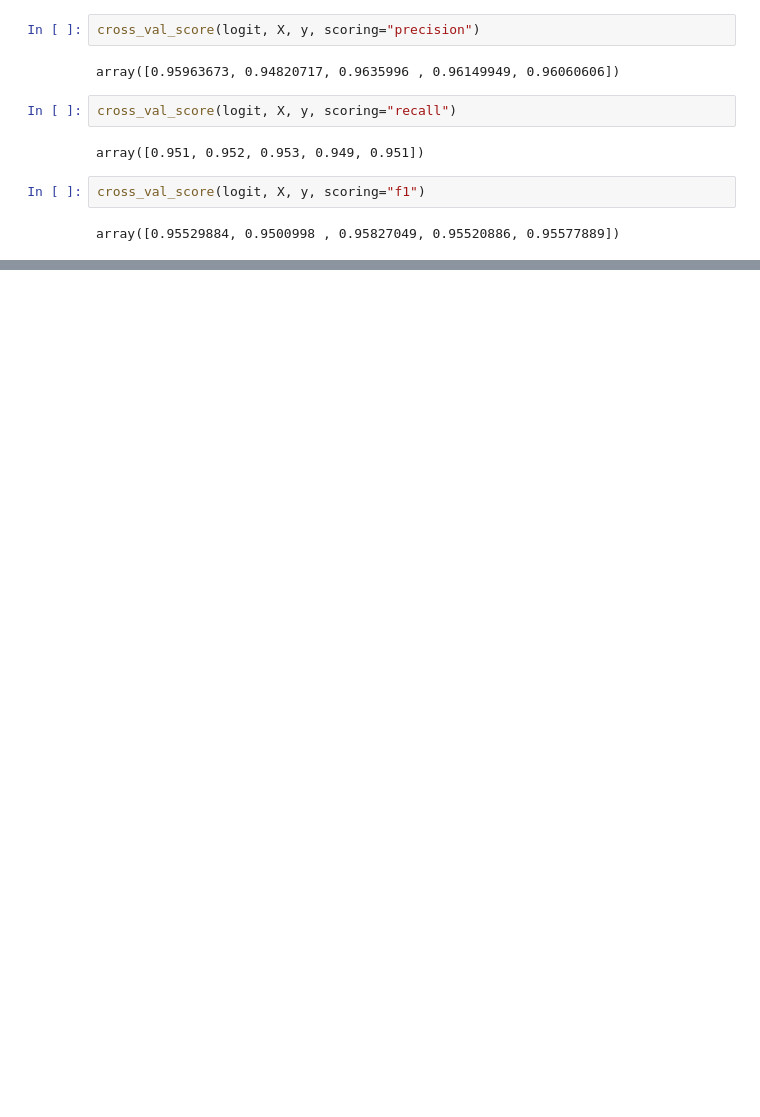
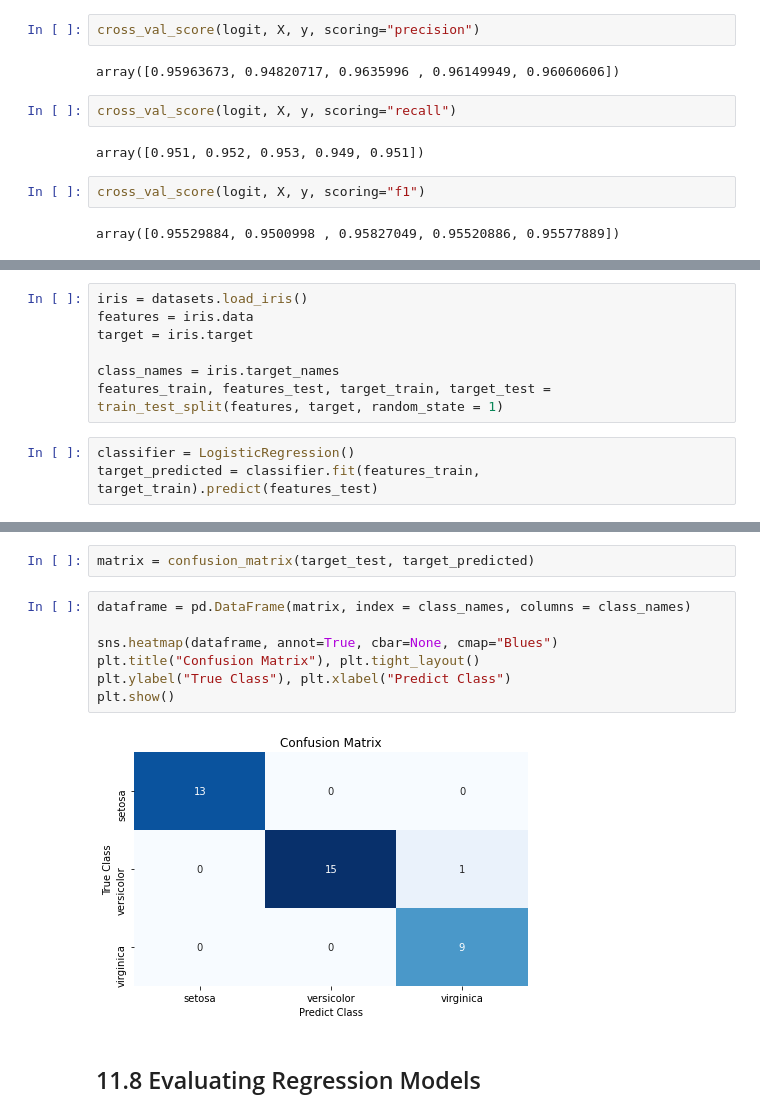
Before and after one commit to mahelvson/MachineLearningCookBook, a Jupyter notebook: Chap11 - Model Evaluation.ipynb, the cells around one changed output, grey strips where cells are left out. Cells and saved outputs as stored; diff of their text form; blank space fills up the shorter version.

```diff
--- a/Chap11 - Model Evaluation.ipynb
+++ b/Chap11 - Model Evaluation.ipynb
@@ -122,0 +218,10 @@ array([0.95529884, 0.9500998 , 0.95827049, 0.95520886, 0.95577889])
+# %%
+iris = datasets.load_iris()
+features = iris.data
+target = iris.target
+
+class_names = iris.target_names
+features_train, features_test, target_train, target_test = train_test_split(features, target, random_state = 1)
+# %%
+classifier = LogisticRegression()
+target_predicted = classifier.fit(features_train, target_train).predict(features_test)
@@ -122,0 +236,13 @@ array([0.95529884, 0.9500998 , 0.95827049, 0.95520886, 0.95577889])
+# %%
+matrix = confusion_matrix(target_test, target_predicted)
+# %%
+dataframe = pd.DataFrame(matrix, index = class_names, columns = class_names)
+
+sns.heatmap(dataframe, annot=True, cbar=None, cmap="Blues")
+plt.title("Confusion Matrix"), plt.tight_layout()
+plt.ylabel("True Class"), plt.xlabel("Predict Class")
+plt.show()
+# %% [output]
+[figure, added]
+# %% [markdown]
+## 11.8 Evaluating Regression Models
```
Also changed, not shown: parts of 34 cells of this notebook.
